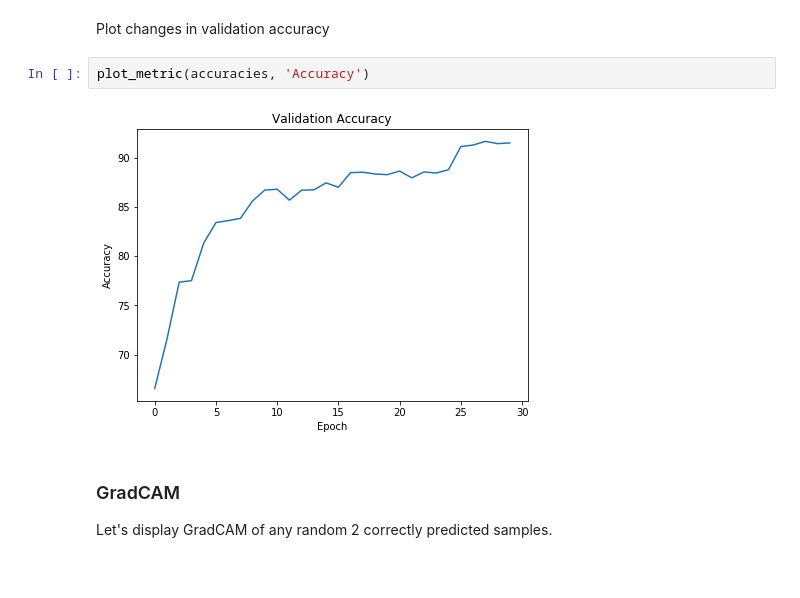
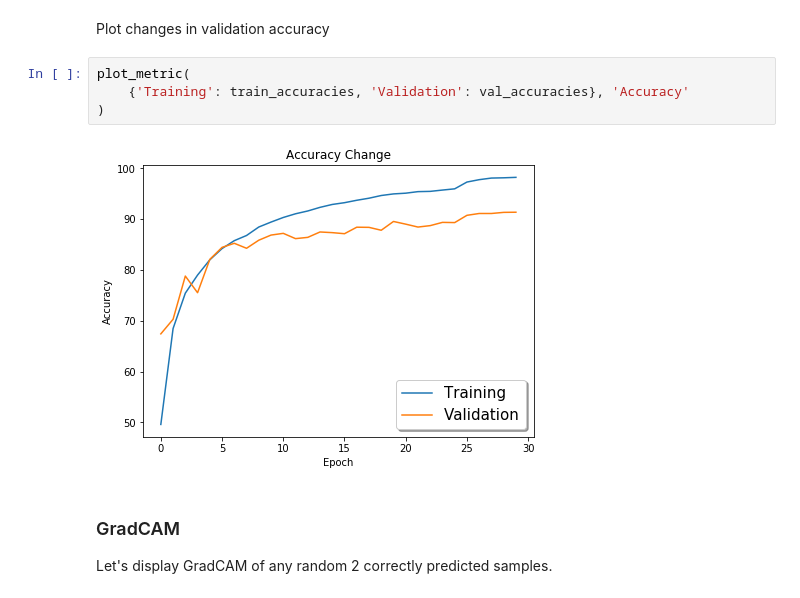
Before and after one commit to shan18/TensorNet, a Jupyter notebook: examples/tensornet_advanced.ipynb, the cells around one changed output. Saved outputs shown, nothing was run; the diff lists cells and outputs as text.

```diff
--- a/examples/tensornet_advanced.ipynb
+++ b/examples/tensornet_advanced.ipynb
@@ -202,9 +206,11 @@ plot_metric(losses, 'Loss')
 # %% [markdown]
 Plot changes in validation accuracy
-# %%
-plot_metric(accuracies, 'Accuracy')
-# %% [output]
-[figure, removed]
+# %%
+plot_metric(
+    {'Training': train_accuracies, 'Validation': val_accuracies}, 'Accuracy'
+)
+# %% [output]
+[figure, added]
 # %% [markdown]
 ### GradCAM
 
```
Also changed, not shown: parts of 9 cells of this notebook, 5 other files.
